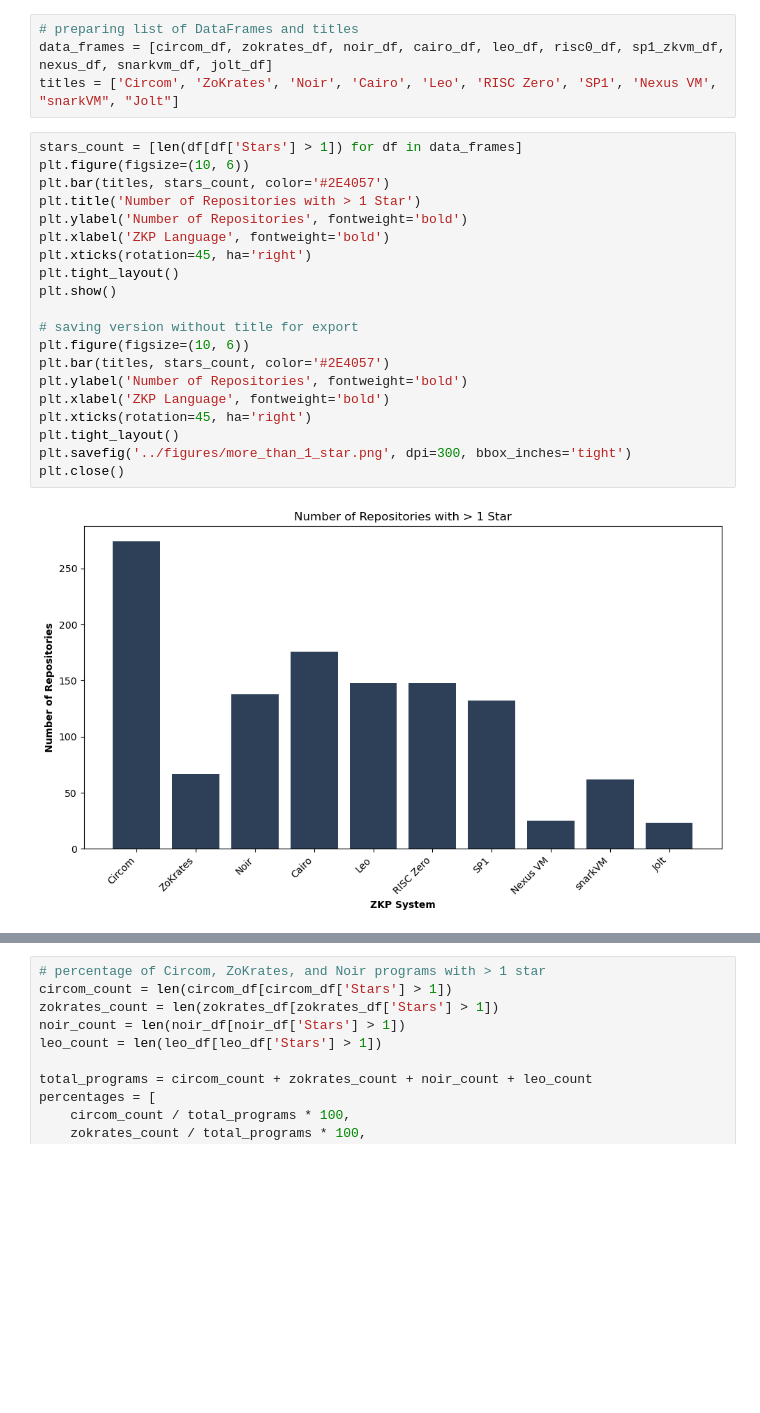
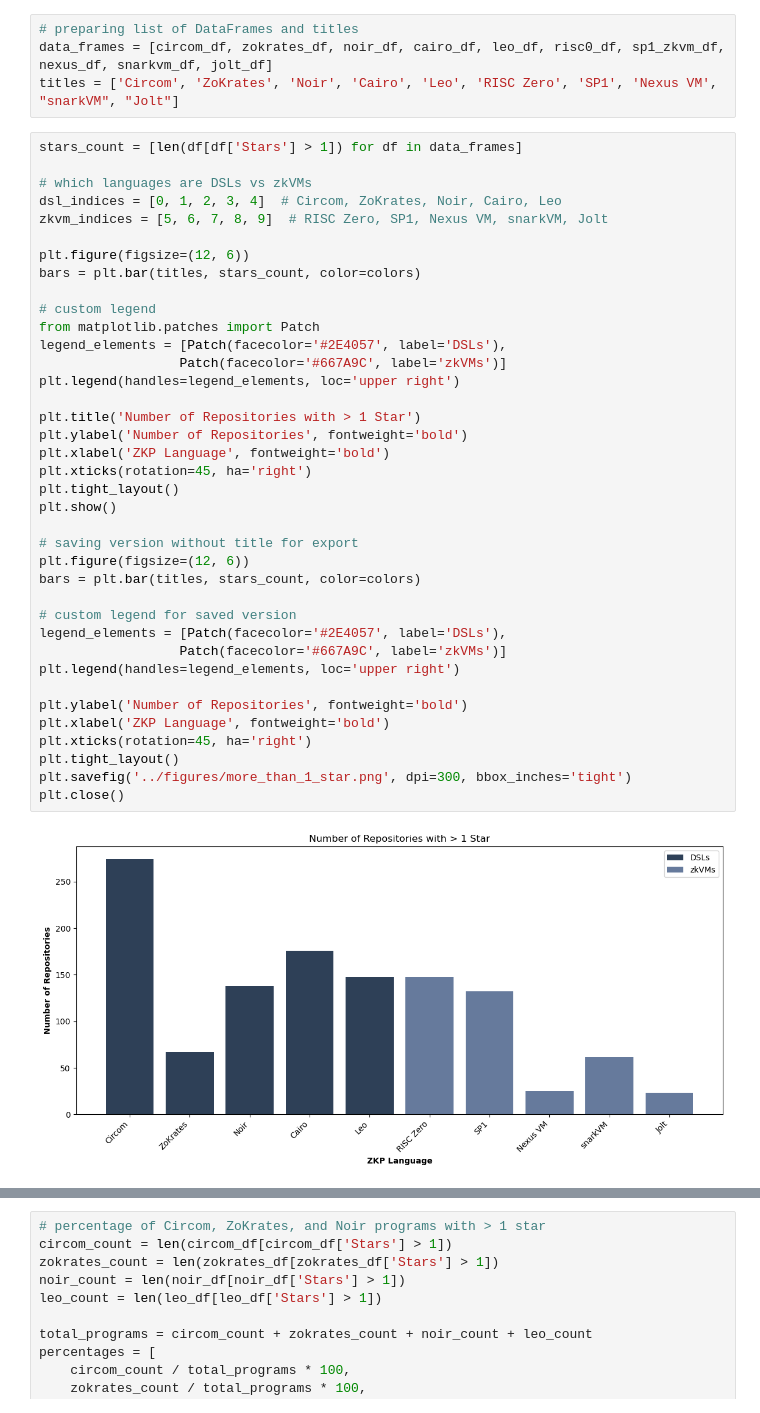
Before and after one commit to ArmanKolozyan/ZKP-Languages, a Jupyter notebook: src/data_analyzer.ipynb, the cells around one changed output, grey strips where cells are left out. Cells and saved outputs as stored; diff of their text form; blank space fills up the shorter version.

Commit message:
improved visualization with DSL/zkVM distinction

```diff
--- a/src/data_analyzer.ipynb
+++ b/src/data_analyzer.ipynb
@@ -29,26 +29,44 @@ data_frames = [circom_df, zokrates_df, noir_df, cairo_df, leo_df, risc0_df, sp1_
 titles = ['Circom', 'ZoKrates', 'Noir', 'Cairo', 'Leo', 'RISC Zero', 'SP1', 'Nexus VM', "snarkVM", "Jolt"]
 # %%
 stars_count = [len(df[df['Stars'] > 1]) for df in data_frames]
-plt.figure(figsize=(10, 6))
-plt.bar(titles, stars_count, color='#2E4057')
+
+# which languages are DSLs vs zkVMs
+dsl_indices = [0, 1, 2, 3, 4]  # Circom, ZoKrates, Noir, Cairo, Leo
+zkvm_indices = [5, 6, 7, 8, 9]  # RISC Zero, SP1, Nexus VM, snarkVM, Jolt
+
+plt.figure(figsize=(12, 6))
+bars = plt.bar(titles, stars_count, color=colors)
+
+# custom legend
+from matplotlib.patches import Patch
+legend_elements = [Patch(facecolor='#2E4057', label='DSLs'),
+                  Patch(facecolor='#667A9C', label='zkVMs')]
+plt.legend(handles=legend_elements, loc='upper right')
+
 plt.title('Number of Repositories with > 1 Star')
 plt.ylabel('Number of Repositories', fontweight='bold')
 plt.xlabel('ZKP Language', fontweight='bold')
 plt.xticks(rotation=45, ha='right')
 plt.tight_layout()
 plt.show()
 
 # saving version without title for export
-plt.figure(figsize=(10, 6))
-plt.bar(titles, stars_count, color='#2E4057')
+plt.figure(figsize=(12, 6))
+bars = plt.bar(titles, stars_count, color=colors)
+
+# custom legend for saved version
+legend_elements = [Patch(facecolor='#2E4057', label='DSLs'),
+                  Patch(facecolor='#667A9C', label='zkVMs')]
+plt.legend(handles=legend_elements, loc='upper right')
+
 plt.ylabel('Number of Repositories', fontweight='bold')
 plt.xlabel('ZKP Language', fontweight='bold')
 plt.xticks(rotation=45, ha='right')
 plt.tight_layout()
 plt.savefig('../figures/more_than_1_star.png', dpi=300, bbox_inches='tight')
 plt.close()
 # %% [output]
-[figure, old version]
+[figure, new version]
 # %%
 # number of repositories with last update time after 1 January 2024 AND > 1 star
 update_count = [len(df[(pd.to_datetime(df['Last Updated']) > pd.Timestamp('2024-01-01')) & (df['Stars'] > 1)]) for df in data_frames]
```
Also changed, not shown: parts of 2 cells of this notebook, 3 other files.
